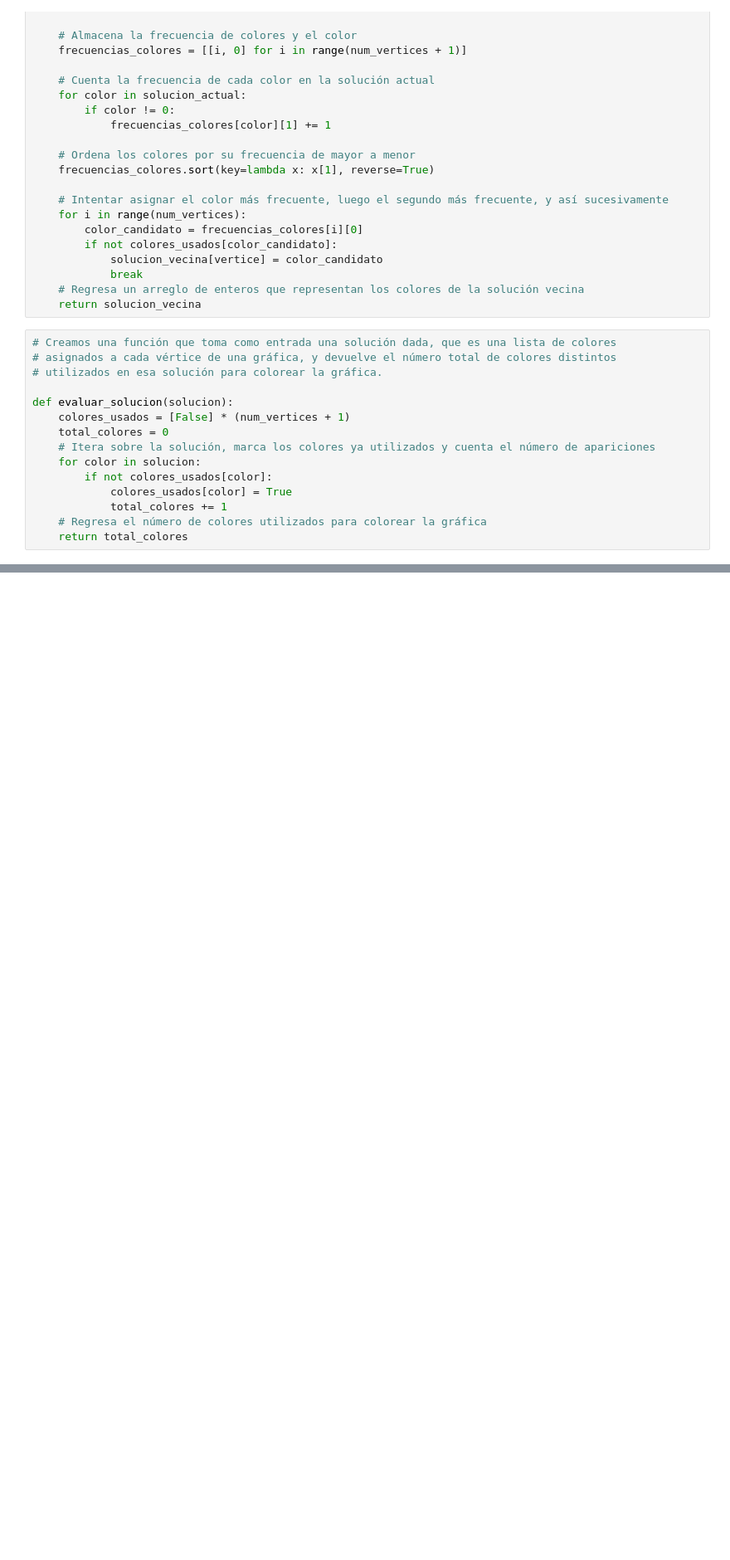
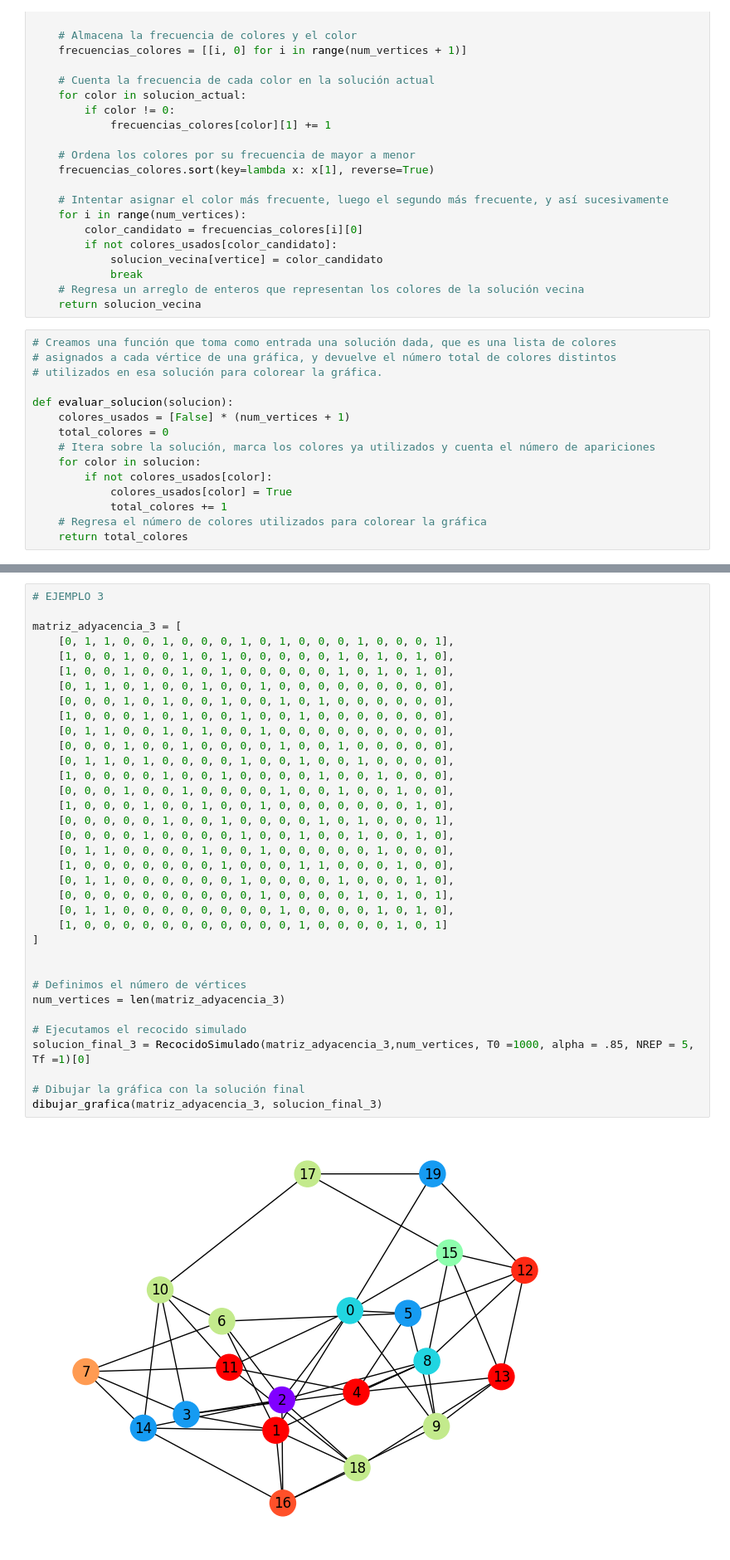
Before and after one commit to Monica281/IDO, a Jupyter notebook: Proyecto_RecocidoSimulado.ipynb, the cells around one changed output, grey strips where cells are left out. Shown: that part at 83% size. Saved outputs shown, nothing was run; the diff lists cells and outputs as text; blank space fills up the shorter version.

```diff
--- a/Proyecto_RecocidoSimulado.ipynb
+++ b/Proyecto_RecocidoSimulado.ipynb
@@ -169,0 +198,37 @@ dibujar_grafica(matriz_adyacencia, solucion_final)
+# %%
+# EJEMPLO 3
+
+matriz_adyacencia_3 = [
+    [0, 1, 1, 0, 0, 1, 0, 0, 0, 1, 0, 1, 0, 0, 0, 1, 0, 0, 0, 1],
+    [1, 0, 0, 1, 0, 0, 1, 0, 1, 0, 0, 0, 0, 0, 1, 0, 1, 0, 1, 0],
+    [1, 0, 0, 1, 0, 0, 1, 0, 1, 0, 0, 0, 0, 0, 1, 0, 1, 0, 1, 0],
+    [0, 1, 1, 0, 1, 0, 0, 1, 0, 0, 1, 0, 0, 0, 0, 0, 0, 0, 0, 0],
+    [0, 0, 0, 1, 0, 1, 0, 0, 1, 0, 0, 1, 0, 1, 0, 0, 0, 0, 0, 0],
+    [1, 0, 0, 0, 1, 0, 1, 0, 0, 1, 0, 0, 1, 0, 0, 0, 0, 0, 0, 0],
+    [0, 1, 1, 0, 0, 1, 0, 1, 0, 0, 1, 0, 0, 0, 0, 0, 0, 0, 0, 0],
+    [0, 0, 0, 1, 0, 0, 1, 0, 0, 0, 0, 1, 0, 0, 1, 0, 0, 0, 0, 0],
+    [0, 1, 1, 0, 1, 0, 0, 0, 0, 1, 0, 0, 1, 0, 0, 1, 0, 0, 0, 0],
+    [1, 0, 0, 0, 0, 1, 0, 0, 1, 0, 0, 0, 0, 1, 0, 0, 1, 0, 0, 0],
+    [0, 0, 0, 1, 0, 0, 1, 0, 0, 0, 0, 1, 0, 0, 1, 0, 0, 1, 0, 0],
+    [1, 0, 0, 0, 1, 0, 0, 1, 0, 0, 1, 0, 0, 0, 0, 0, 0, 0, 1, 0],
+    [0, 0, 0, 0, 0, 1, 0, 0, 1, 0, 0, 0, 0, 1, 0, 1, 0, 0, 0, 1],
+    [0, 0, 0, 0, 1, 0, 0, 0, 0, 1, 0, 0, 1, 0, 0, 1, 0, 0, 1, 0],
+    [0, 1, 1, 0, 0, 0, 0, 1, 0, 0, 1, 0, 0, 0, 0, 0, 1, 0, 0, 0],
+    [1, 0, 0, 0, 0, 0, 0, 0, 1, 0, 0, 0, 1, 1, 0, 0, 0, 1, 0, 0],
+    [0, 1, 1, 0, 0, 0, 0, 0, 0, 1, 0, 0, 0, 0, 1, 0, 0, 0, 1, 0],
+    [0, 0, 0, 0, 0, 0, 0, 0, 0, 0, 1, 0, 0, 0, 0, 1, 0, 1, 0, 1],
+    [0, 1, 1, 0, 0, 0, 0, 0, 0, 0, 0, 1, 0, 0, 0, 0, 1, 0, 1, 0],
+    [1, 0, 0, 0, 0, 0, 0, 0, 0, 0, 0, 0, 1, 0, 0, 0, 0, 1, 0, 1]
+]
+
+
+# Definimos el número de vértices
+num_vertices = len(matriz_adyacencia_3)
+
+# Ejecutamos el recocido simulado
+solucion_final_3 = RecocidoSimulado(matriz_adyacencia_3,num_vertices, T0 =1000, alpha = .85, NREP = 5, Tf =1)[0]
+
+# Dibujar la gráfica con la solución final
+dibujar_grafica(matriz_adyacencia_3, solucion_final_3)
+# %% [output]
+[figure, added]
```
Also changed, not shown: parts of 10 cells of this notebook.
